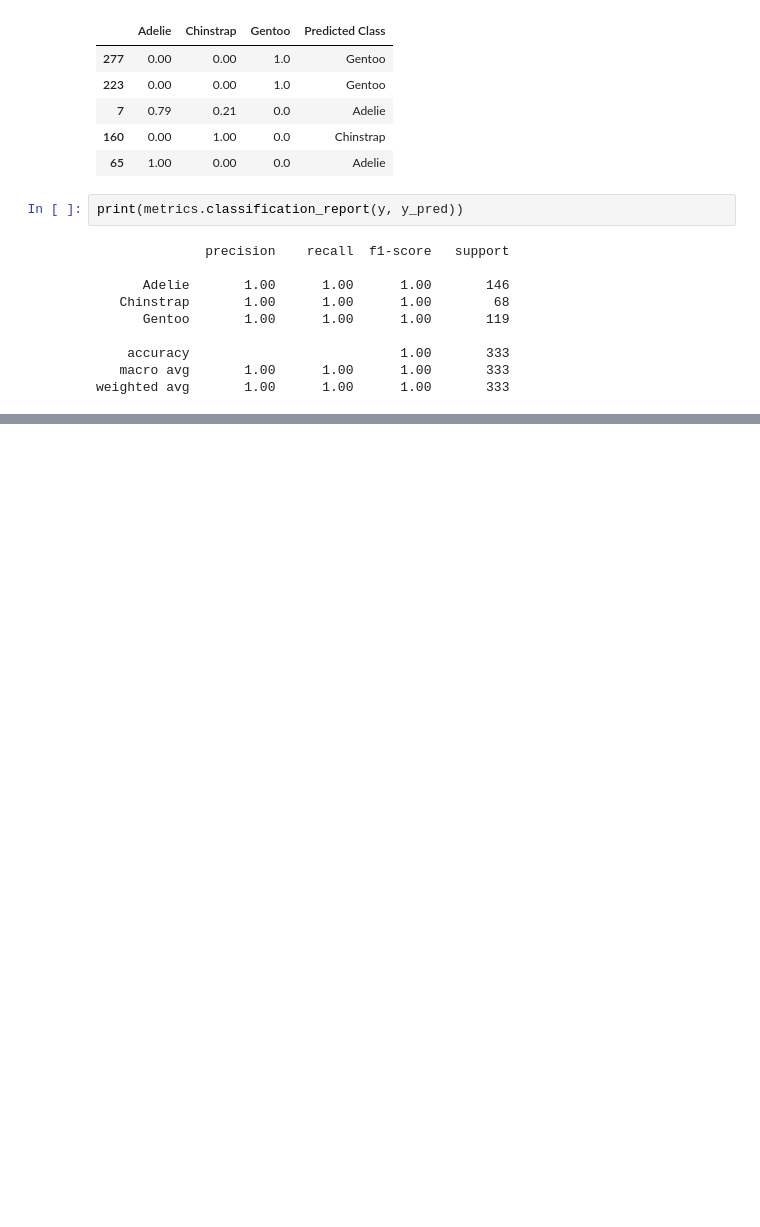
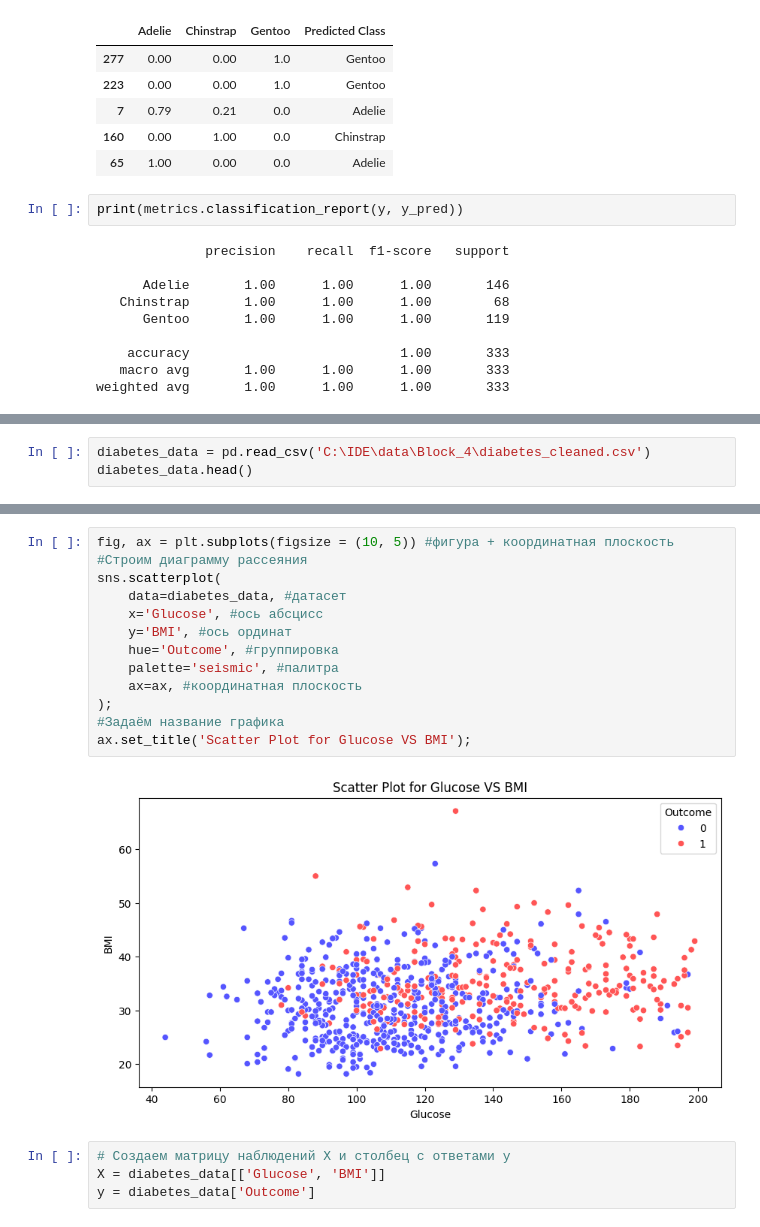
Before and after one commit to Kagemushe/sf_data_science, a Jupyter notebook: Block_4/Block_4_3.ipynb, the cells around one changed output, grey strips where cells are left out. Drawn from its saved outputs; the diff is of its cells as text; blank space fills up the shorter version.

```diff
--- a/Block_4/Block_4_3.ipynb
+++ b/Block_4/Block_4_3.ipynb
@@ -421,0 +457,3 @@ weighted avg       1.00      1.00      1.00       333
+# %%
+diabetes_data = pd.read_csv('C:\IDE\data\Block_4\diabetes_cleaned.csv')
+diabetes_data.head()
@@ -421,0 +467,19 @@ weighted avg       1.00      1.00      1.00       333
+# %%
+fig, ax = plt.subplots(figsize = (10, 5)) #фигура + координатная плоскость
+#Строим диаграмму рассеяния
+sns.scatterplot(
+    data=diabetes_data, #датасет
+    x='Glucose', #ось абсцисс
+    y='BMI', #ось ординат
+    hue='Outcome', #группировка
+    palette='seismic', #палитра
+    ax=ax, #координатная плоскость
+);
+#Задаём название графика
+ax.set_title('Scatter Plot for Glucose VS BMI');
+# %% [output]
+[figure, added]
+# %%
+# Создаем матрицу наблюдений X и столбец с ответами y
+X = diabetes_data[['Glucose', 'BMI']]
+y = diabetes_data['Outcome']
```
Also changed, not shown: parts of 7 cells of this notebook.
